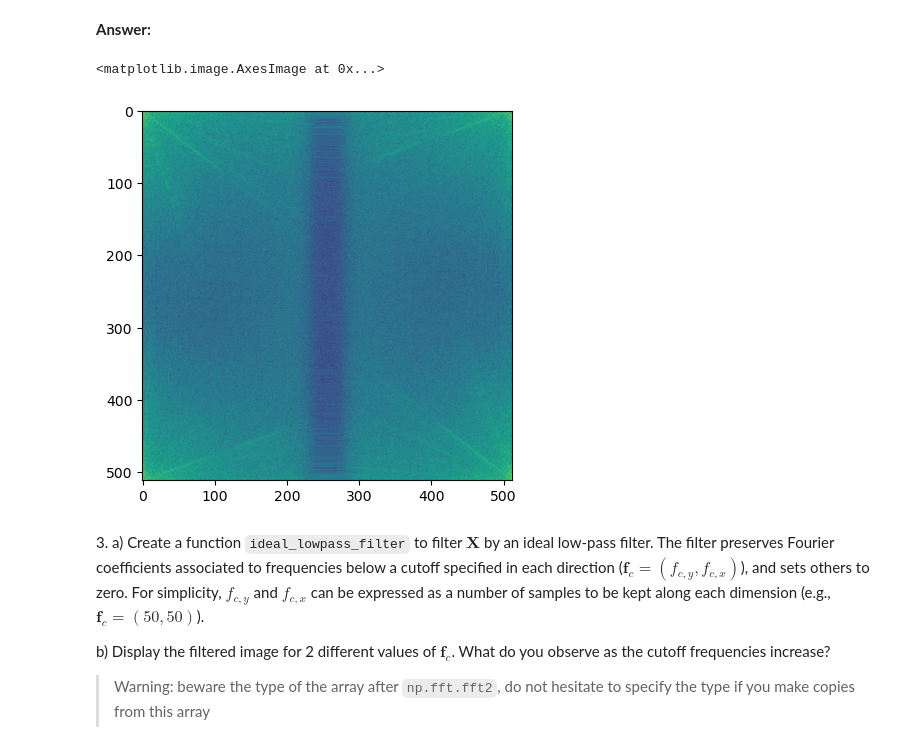
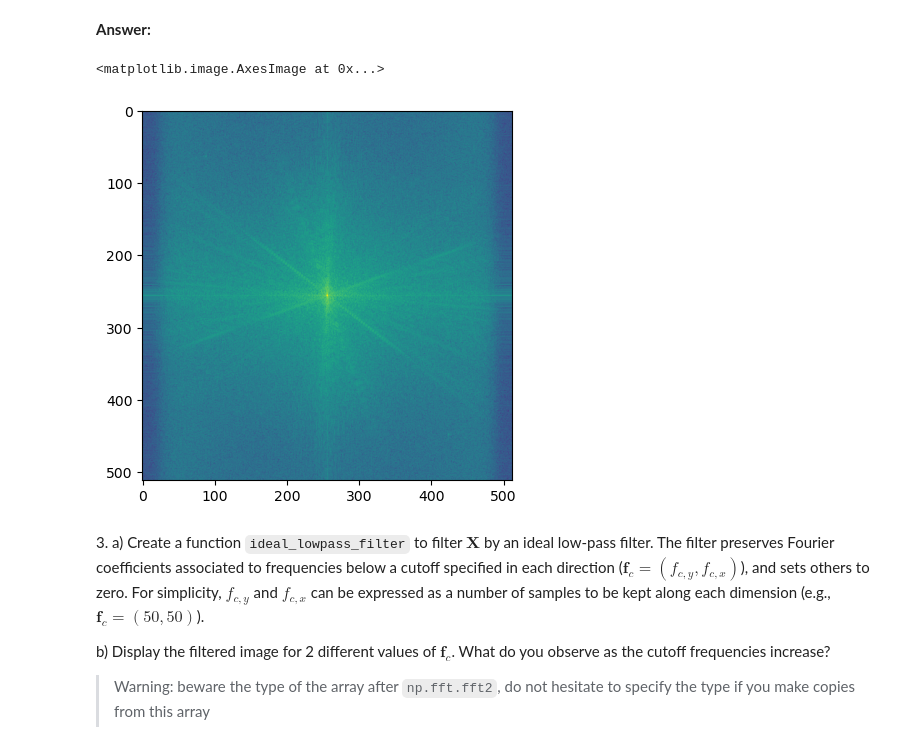
Before and after one commit to benech17/python_sdia_BENICHOU_BONNEFOY, a Jupyter notebook: Labs/Lab3/BENICHOU-BONNEFOY_lab3.ipynb, the cells around one changed output. Saved outputs shown, nothing was run; the diff lists cells and outputs as text; code cells hidden in the pictures.

```diff
--- a/Labs/Lab3/BENICHOU-BONNEFOY_lab3.ipynb
+++ b/Labs/Lab3/BENICHOU-BONNEFOY_lab3.ipynb
@@ -269,19 +314,20 @@ b) Take a look at the documentation of `np.fft.fftshift`. Use it to ensure that
 **Answer:**
 # %%
 #convert img to grey
+from matplotlib.colors import LogNorm
+
+img=cv2.imread('img/boat.png')
 img=cv2.cvtColor(img,cv2.COLOR_BGR2GRAY)
 #do the fourier transofrm of img
 img_f=np.fft.fft2(img)
+img_f=np.fft.fftshift(img_f)
 #get the term-wise square of the absolute value
 img_f2=np.abs(img_f)**2
-#dispaly on logarithmic scale
-plt.imshow(np.log(img_f2))
-
-
-#à regarder: utilise matplotlib.colors y a un argument lognorm pour etre plus propre
+#display on logarithmic scale
+plt.imshow(img_f2,norm=LogNorm(vmin=img_f2.min(), vmax=img_f2.max()))
 # %% [output]
 <matplotlib.image.AxesImage at 0x...>
-[figure, old version]
+[figure, new version]
 # %% [markdown]
 3\.
     a) Create a function `ideal_lowpass_filter` to filter $\mathbf{X}$ by an ideal low-pass filter. The filter preserves Fourier coefficients associated to frequencies below a cutoff specified in each direction ($\mathbf{f}_c = (f_{c,y}, f_{c,x})$), and sets others to zero. For simplicity, $f_{c,y}$ and $f_{c,x}$ can be expressed as a number of samples to be kept along each dimension (e.g., $\mathbf{f}_c = (50,50)$).
```
Also changed, not shown: parts of 8 cells of this notebook.
